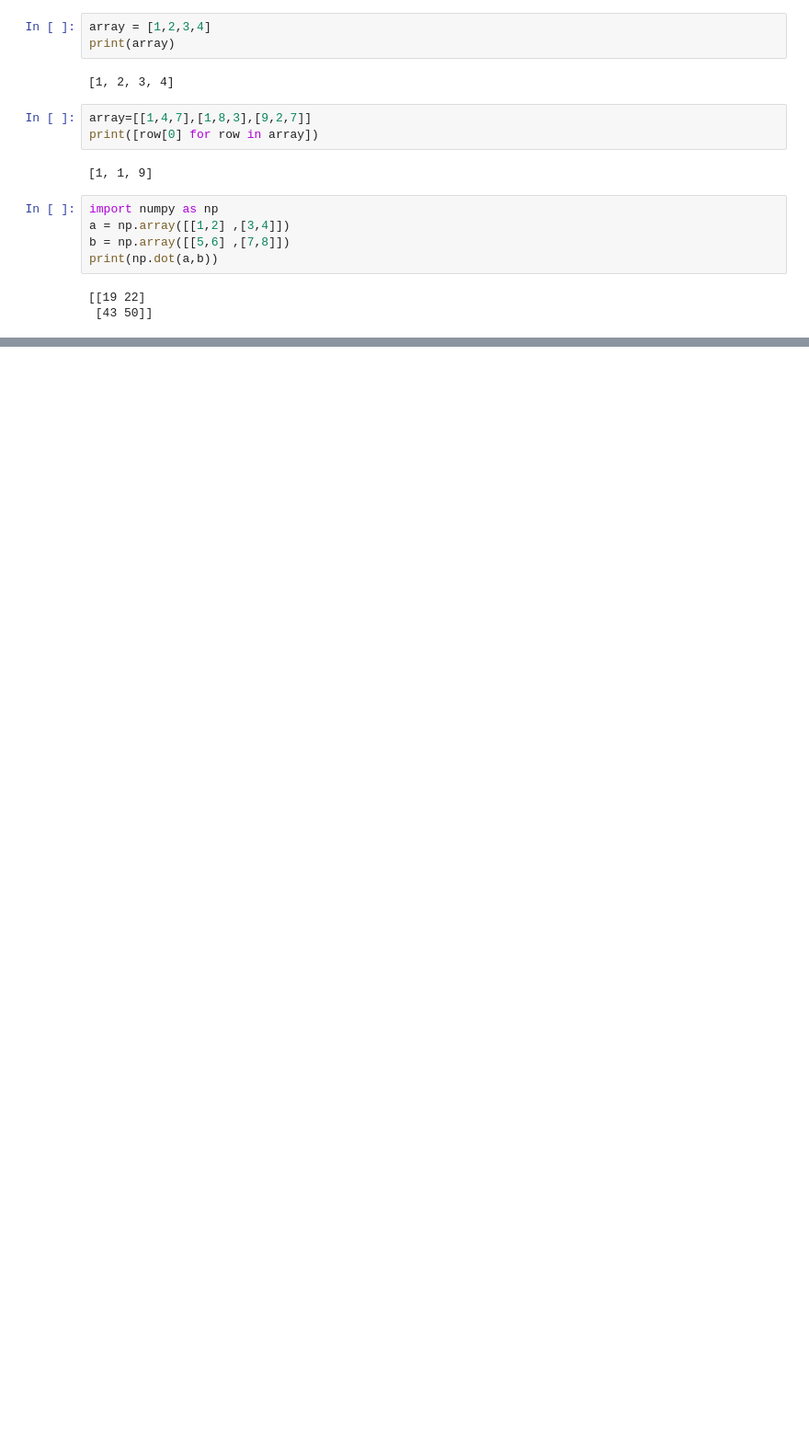
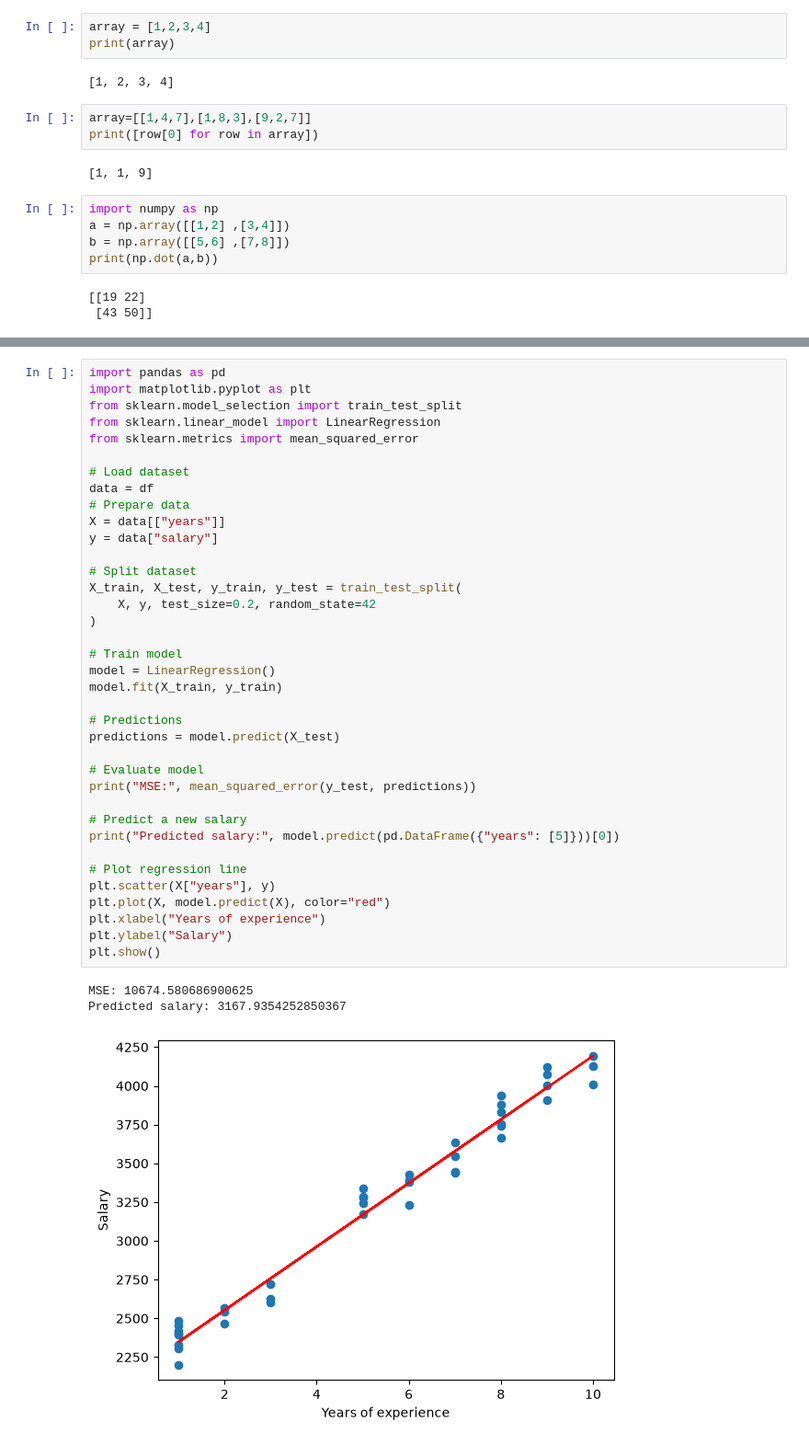
Before and after one commit to GHRIBKHOULOUD2/ml, a Jupyter notebook: first.ipynb, the cells around one changed output, grey strips where cells are left out. Shown at 92% size. Drawn from its saved outputs; the diff is of its cells as text; blank space fills up the shorter version.

Commit message:
Add linear regression salary prediction

```diff
--- a/first.ipynb
+++ b/first.ipynb
@@ -68,0 +80,41 @@ plt.show()
+# %%
+import pandas as pd
+import matplotlib.pyplot as plt
+from sklearn.model_selection import train_test_split
+from sklearn.linear_model import LinearRegression
+from sklearn.metrics import mean_squared_error
+
+# Load dataset
+data = df
+# Prepare data
+X = data[["years"]]
+y = data["salary"]
+
+# Split dataset
+X_train, X_test, y_train, y_test = train_test_split(
+    X, y, test_size=0.2, random_state=42
+)
+
+# Train model
+model = LinearRegression()
+model.fit(X_train, y_train)
+
+# Predictions
+predictions = model.predict(X_test)
+
+# Evaluate model
+print("MSE:", mean_squared_error(y_test, predictions))
+
+# Predict a new salary
+print("Predicted salary:", model.predict(pd.DataFrame({"years": [5]}))[0])
+
+# Plot regression line
+plt.scatter(X["years"], y)
+plt.plot(X, model.predict(X), color="red")
+plt.xlabel("Years of experience")
+plt.ylabel("Salary")
+plt.show()
+# %% [output]
+MSE: 10674.580686900625
+Predicted salary: 3167.9354252850367
+[figure, added]
```
Also changed, not shown: parts of 4 cells of this notebook, 1 other file.
